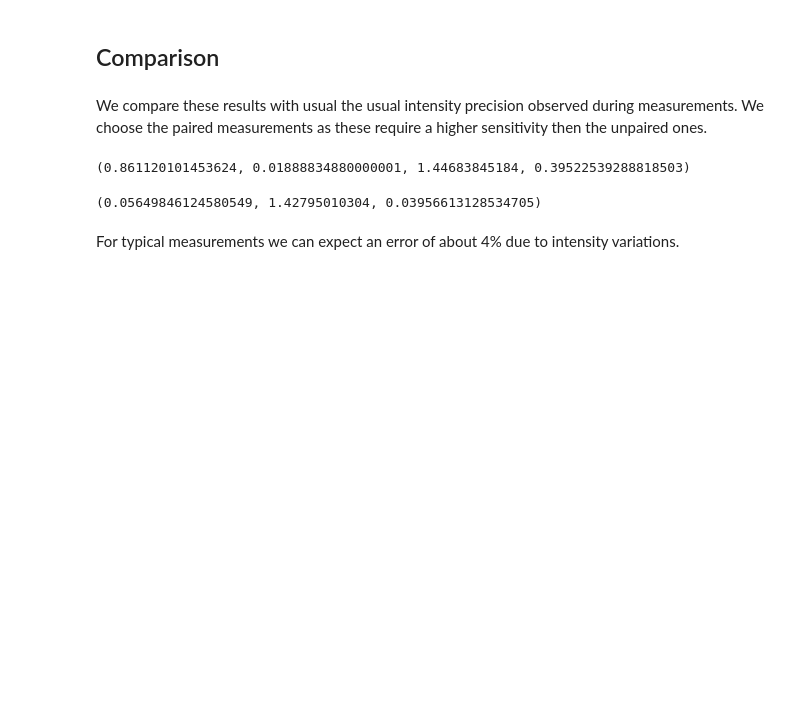
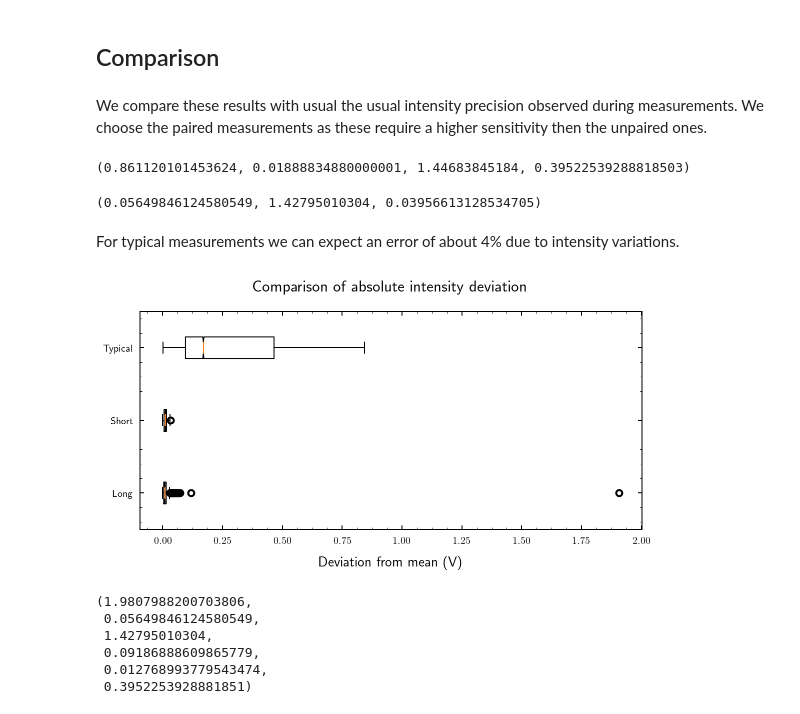
Before and after one commit to bodokaiser/bachelor-thesis, a Jupyter notebook: notebook/evaluation/intensity-controller.ipynb, the cells around one changed output. Cells and saved outputs as stored; diff of their text form; code cells hidden in the pictures; blank space fills up the shorter version.

Commit message:
completed intensity controller section

```diff
--- a/notebook/evaluation/intensity-controller.ipynb
+++ b/notebook/evaluation/intensity-controller.ipynb
@@ -78,3 +78,29 @@ dU1, dU2, dU1 / dU2
 (0.05649846124580549, 1.42795010304, 0.03956613128534705)
 # %% [markdown]
 For typical measurements we can expect an error of about 4% due to intensity variations.
+# %%
+fig = plt.figure(figsize=(9, 4))
+
+plt.title('Comparison of absolute intensity deviation')
+plt.boxplot([np.abs(long.voltage-long.voltage.mean()), np.abs(short.voltage-short.voltage.mean()), np.abs(U-U.mean())], notch=1, vert=False)
+plt.yticks([1, 2, 3], ['Long', 'Short', 'Typical'])
+plt.xlabel('Deviation from mean (V)')
+
+fig.savefig('../../figure/intensity/control-deviation.pdf')
+
+plt.show()
+# %% [output]
+[figure, added]
+# %%
+Ul = long.voltage - long.voltage.mean()
+Us = short.voltage - short.voltage.mean()
+Ut = U - U.mean()
+
+Ul.max() - Ul.min(), Us.max() - Us.min(), Ut.max() - Ut.min(), Ul.std(), Us.std(), Ut.std()
+# %% [output]
+(1.9807988200703806,
+ 0.05649846124580549,
+ 1.42795010304,
+ 0.09186888609865779,
+ 0.012768993779543474,
+ 0.3952253928881851)
```
Also changed, not shown: 2 other files.
